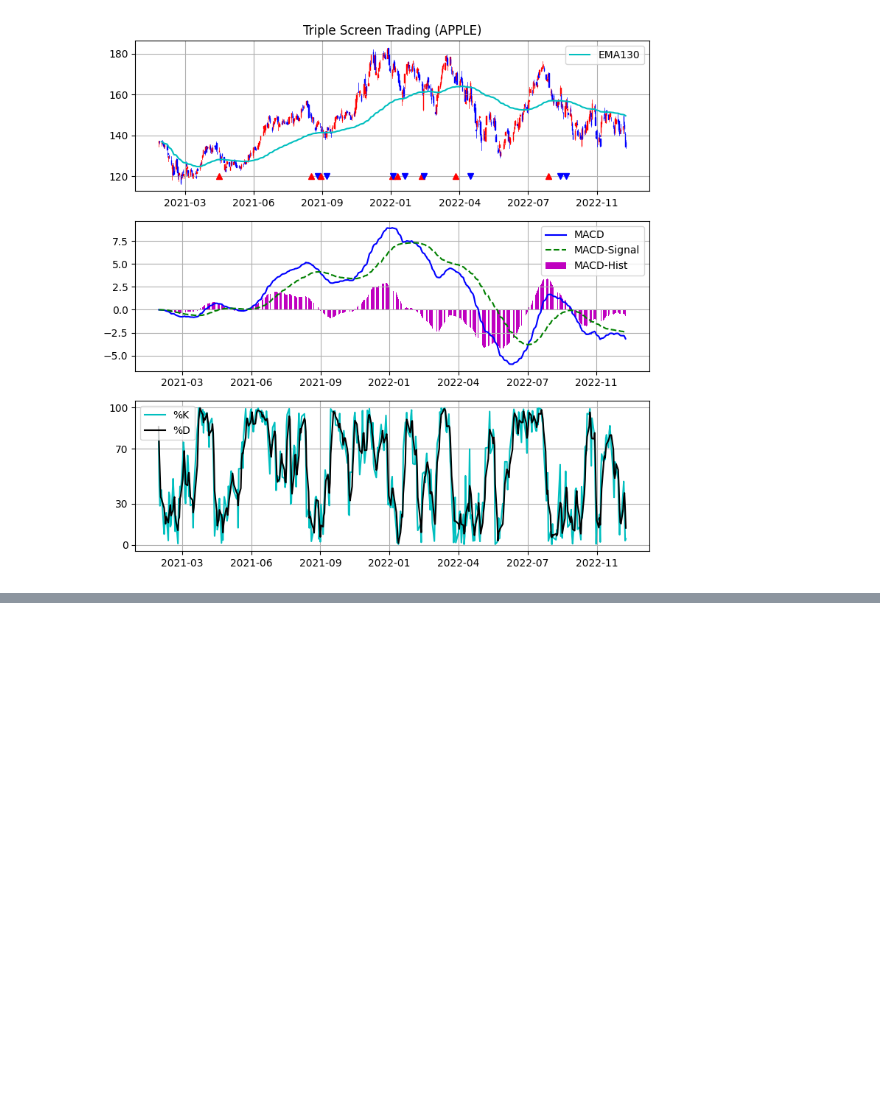
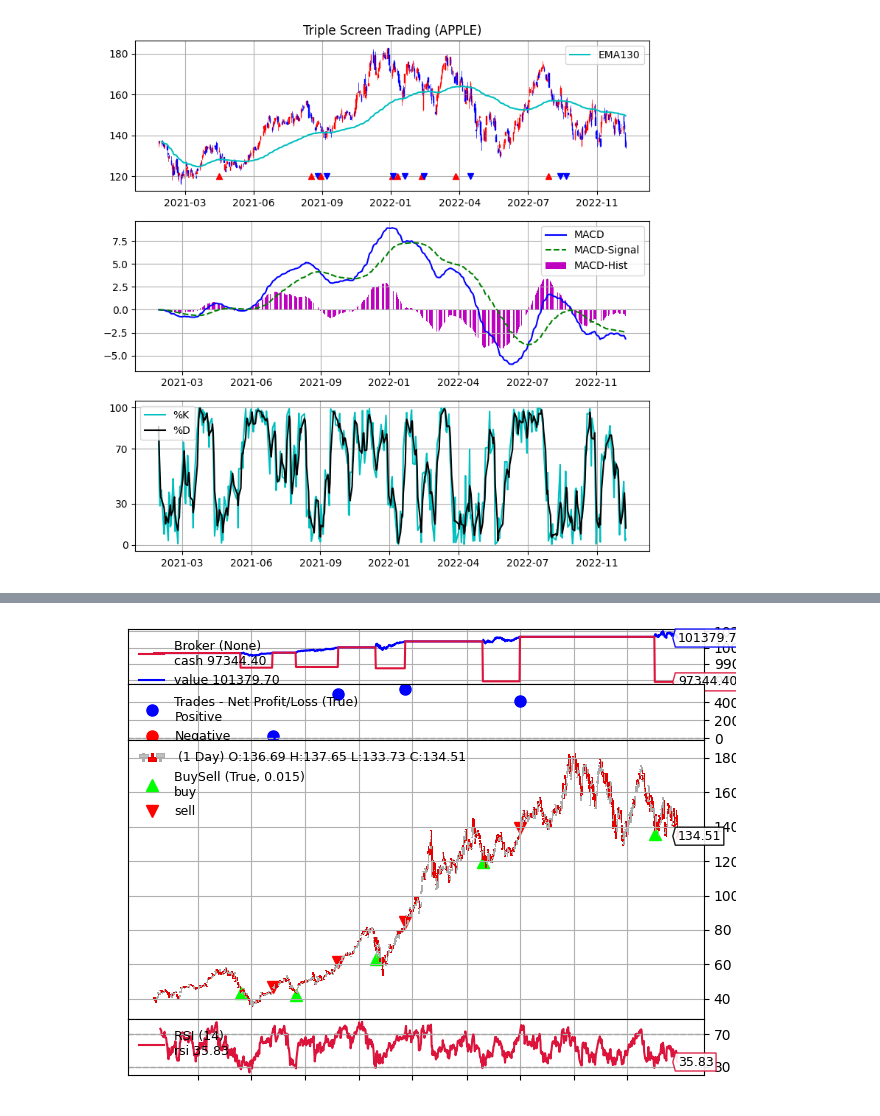
Before and after one commit to taewan2002/stock, a Jupyter notebook: Analysis.ipynb, the cells around one changed output, grey strips where cells are left out. Drawn from its saved outputs; the diff is of its cells as text; code cells hidden in the pictures; blank space fills up the shorter version.

```diff
--- a/Analysis.ipynb
+++ b/Analysis.ipynb
@@ -620,3 +621,7 @@ Final Portfolio Value   : 101,380 USD
+# %%
+Image("/Users/taewan/PycharmProjects/stock/RSI.png")
+# %% [output]
+[figure, added]
 # %%
 # Backtrader - RSI_SMA
 # RSI_SMA : RSA의 21일 단순 이동 평균
```
Also changed, not shown: parts of 3 cells of this notebook.
